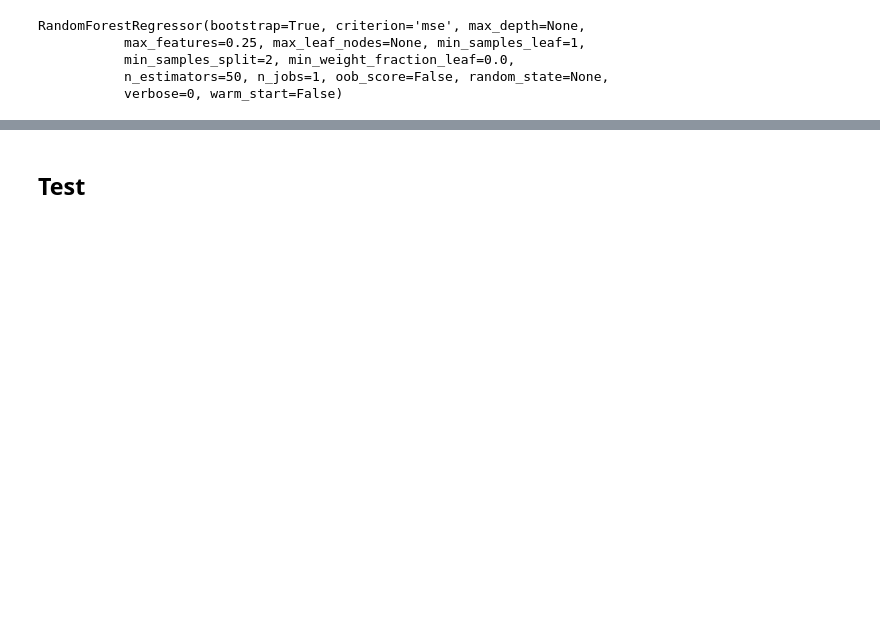
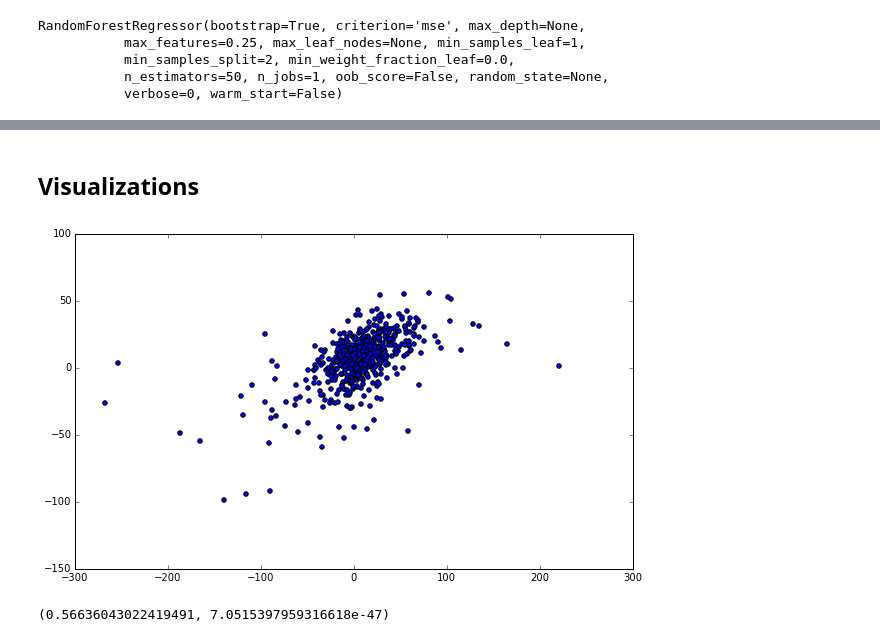
Before and after one commit to joycex99/drug-synergy-modeling, a Jupyter notebook: gex_cluster.ipynb, the cells around one changed output, grey strips where cells are left out. Drawn from its saved outputs; the diff is of its cells as text; code cells hidden in the pictures; blank space fills up the shorter version.

Commit message:
Run correlation tests for gene expression and beta methylation values

```diff
--- a/gex_cluster.ipynb
+++ b/gex_cluster.ipynb
@@ -239,2 +239,2 @@ rfr.score(X_test, y_test)
 # %% [markdown]
-## Test
+## Visualizations
@@ -240,0 +243,11 @@ rfr.score(X_test, y_test)
+# %%
+x = y_test
+y = rfr.predict(X_test)
+plt.scatter(x, y)
+plt.show()
+# %% [output]
+[figure, added]
+# %%
+stats.pearsonr(x, y)
+# %% [output]
+(0.56636043022419491, 7.0515397959316618e-47)
```
Also changed, not shown: parts of 7 cells of this notebook, 4 other files.
